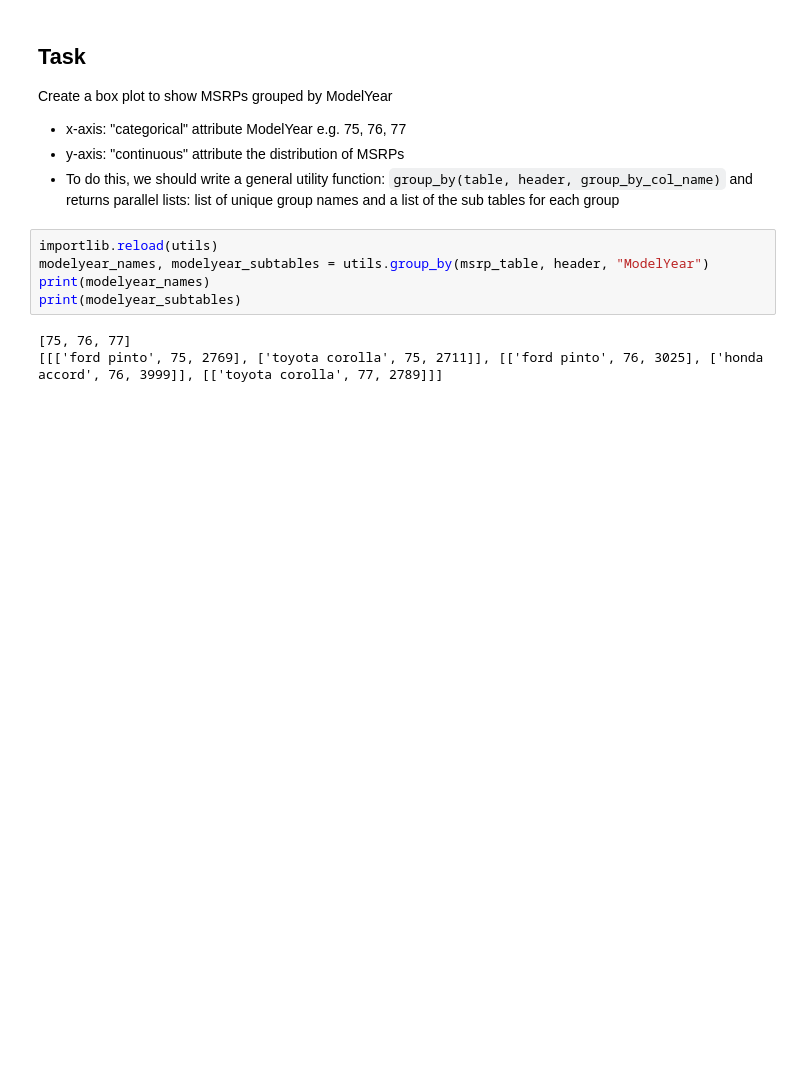
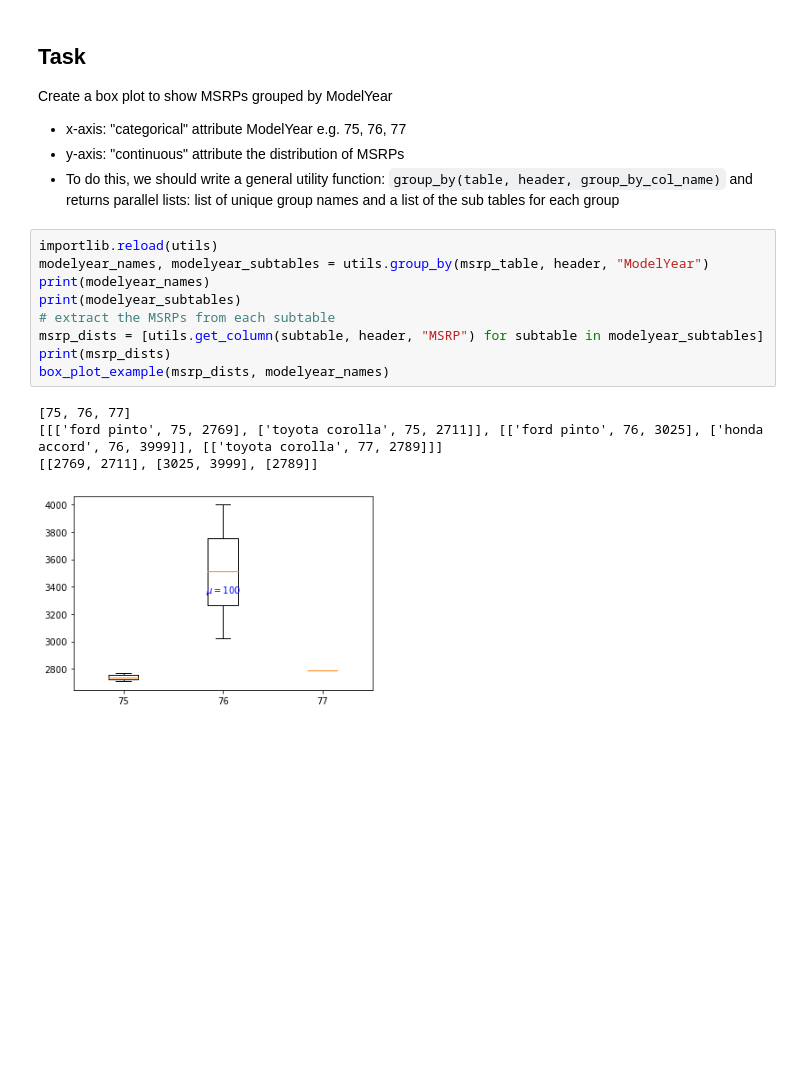
Before and after one commit to BenComer1998/U3-Data-Analysis, a Jupyter notebook: JupyterNotebookFunS1/MatplotlibBasics.ipynb, the cells around one changed output. Saved outputs shown, nothing was run; the diff lists cells and outputs as text; blank space fills up the shorter version.

```diff
--- a/JupyterNotebookFunS1/MatplotlibBasics.ipynb
+++ b/JupyterNotebookFunS1/MatplotlibBasics.ipynb
@@ -176,8 +176,14 @@ Create a box plot to show MSRPs grouped by ModelYear
 # %%
 importlib.reload(utils)
 modelyear_names, modelyear_subtables = utils.group_by(msrp_table, header, "ModelYear")
 print(modelyear_names)
 print(modelyear_subtables)
+# extract the MSRPs from each subtable
+msrp_dists = [utils.get_column(subtable, header, "MSRP") for subtable in modelyear_subtables]
+print(msrp_dists)
+box_plot_example(msrp_dists, modelyear_names)
 # %% [output]
 [75, 76, 77]
 [[['ford pinto', 75, 2769], ['toyota corolla', 75, 2711]], [['ford pinto', 76, 3025], ['honda accord', 76, 3999]], [['toyota corolla', 77, 2789]]]
+[[2769, 2711], [3025, 3999], [2789]]
+[figure, added]
```
Also changed, not shown: parts of 4 cells of this notebook, 2 other files.
